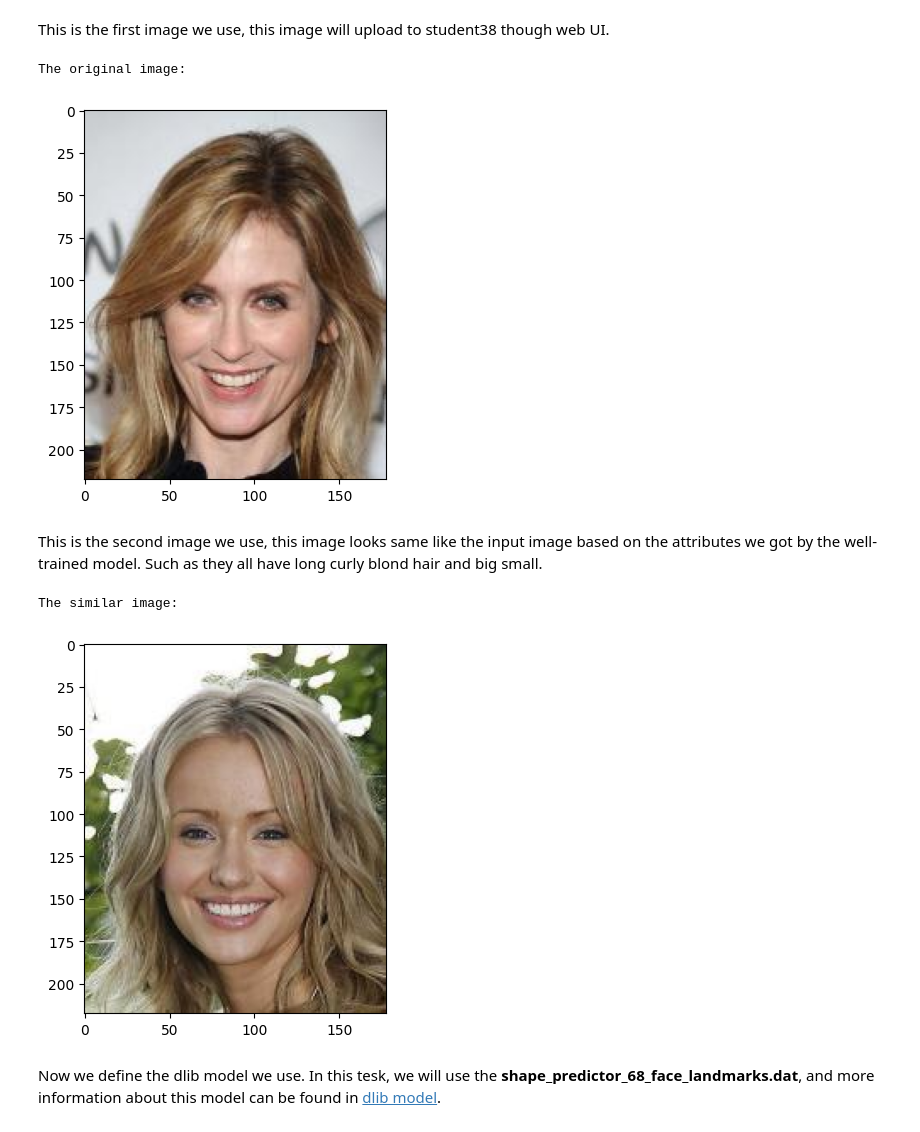
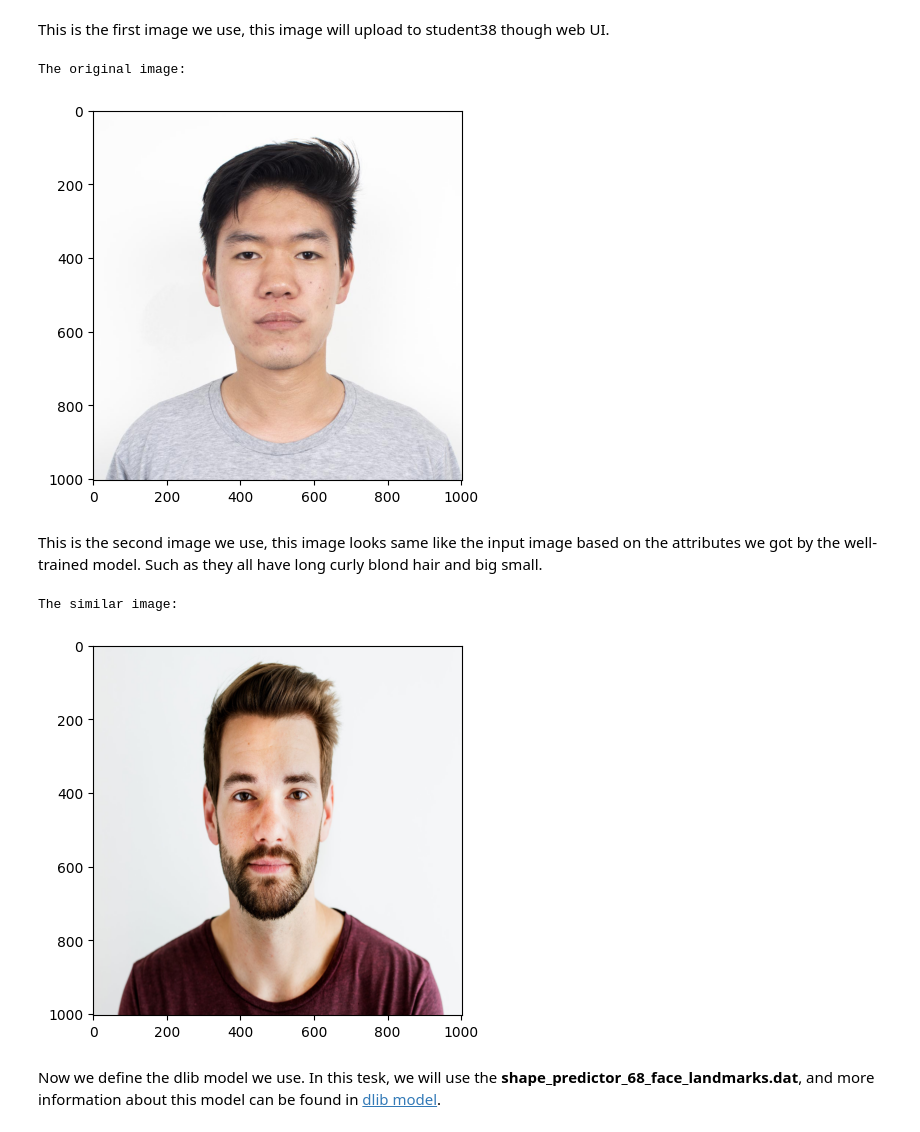
Before and after one commit to liu-michelle/face_merge, a Jupyter notebook: face-merge.ipynb, the cells around one changed output. Saved outputs shown, nothing was run; the diff lists cells and outputs as text; code cells hidden in the pictures.

Commit message:
test w/dif image size

```diff
--- a/face-merge.ipynb
+++ b/face-merge.ipynb
@@ -30,25 +30,26 @@ from matplotlib import pyplot as plt
 # %% [markdown]
 This is the first image we use, this image will upload to student38 though web UI.
 # %%
-img1 = cv2.imread("./demo/find.jpg")
+img1 = cv2.imread("./demo/man1.jpg")
 print("The original image:")
 show_img = cv2.cvtColor(img1, cv2.COLOR_BGR2RGB)
 plt.imshow(show_img)
 plt.show()
 # %% [output]
 The original image:
-[figure, old version]
+[figure, new version]
 # %% [markdown]
 This is the second image we use, this image looks same like the input image based on the attributes we got by the well-trained model. Such as they all have long curly blond hair and big small.
 # %%
-img2 = cv2.imread("./demo/new.jpg")
+img2 = cv2.imread("./demo/man2.jpg")
+img2 = cv2.resize(img2, (img1.shape[1], img1.shape[0]))
 print("The similar image:")
 show_img = cv2.cvtColor(img2, cv2.COLOR_BGR2RGB)
 plt.imshow(show_img)
 plt.show()
 # %% [output]
 The similar image:
-[figure, old version]
+[figure, new version]
 # %% [markdown]
 Now we define the dlib model we use. In this tesk, we will use the **shape_predictor_68_face_landmarks.dat**, and more information about this model can be found in [dlib model](https://github.com/davisking/dlib-models).
 # %%
```
Also changed, not shown: parts of 8 cells of this notebook, 2 other files.
